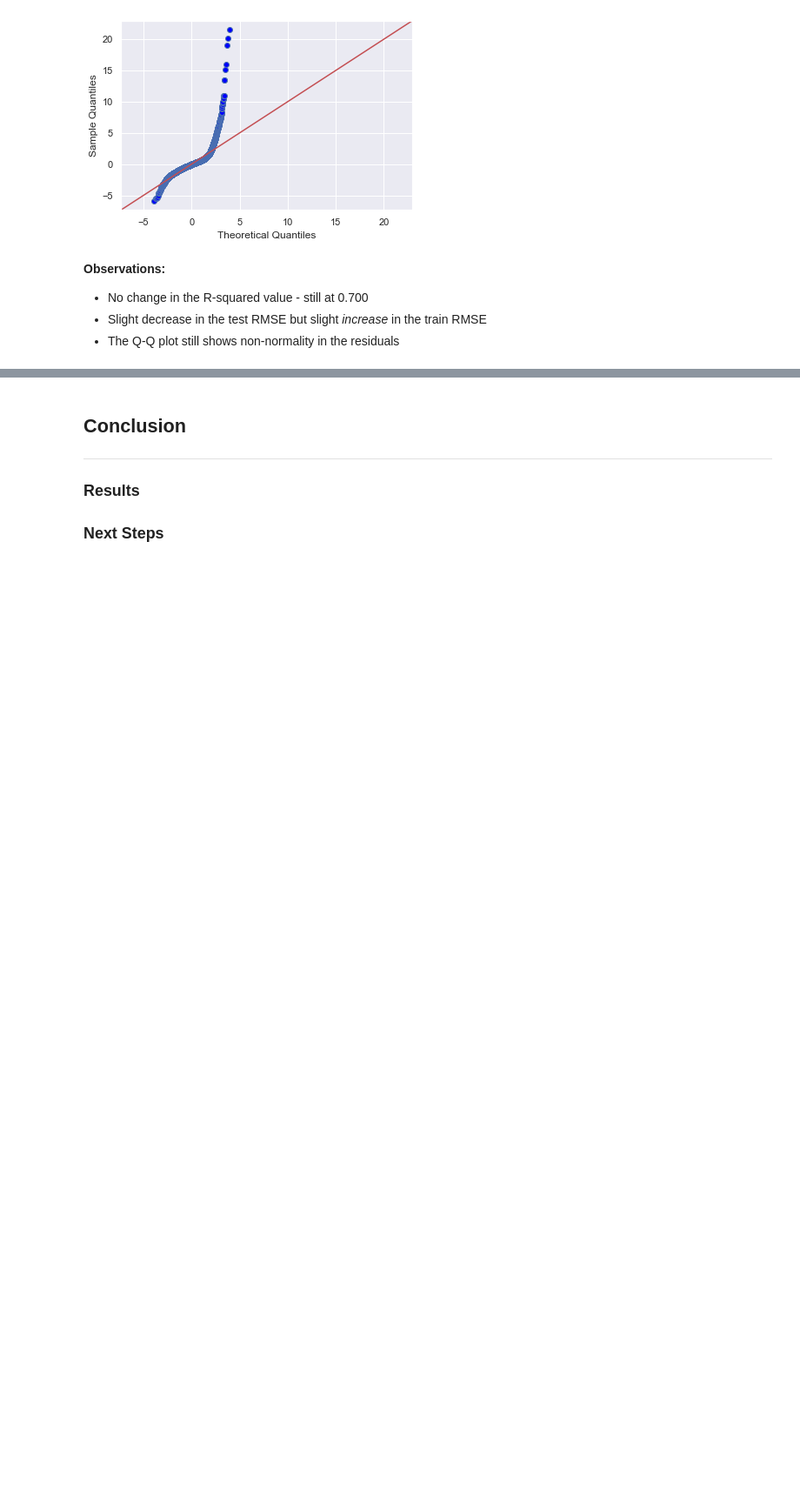
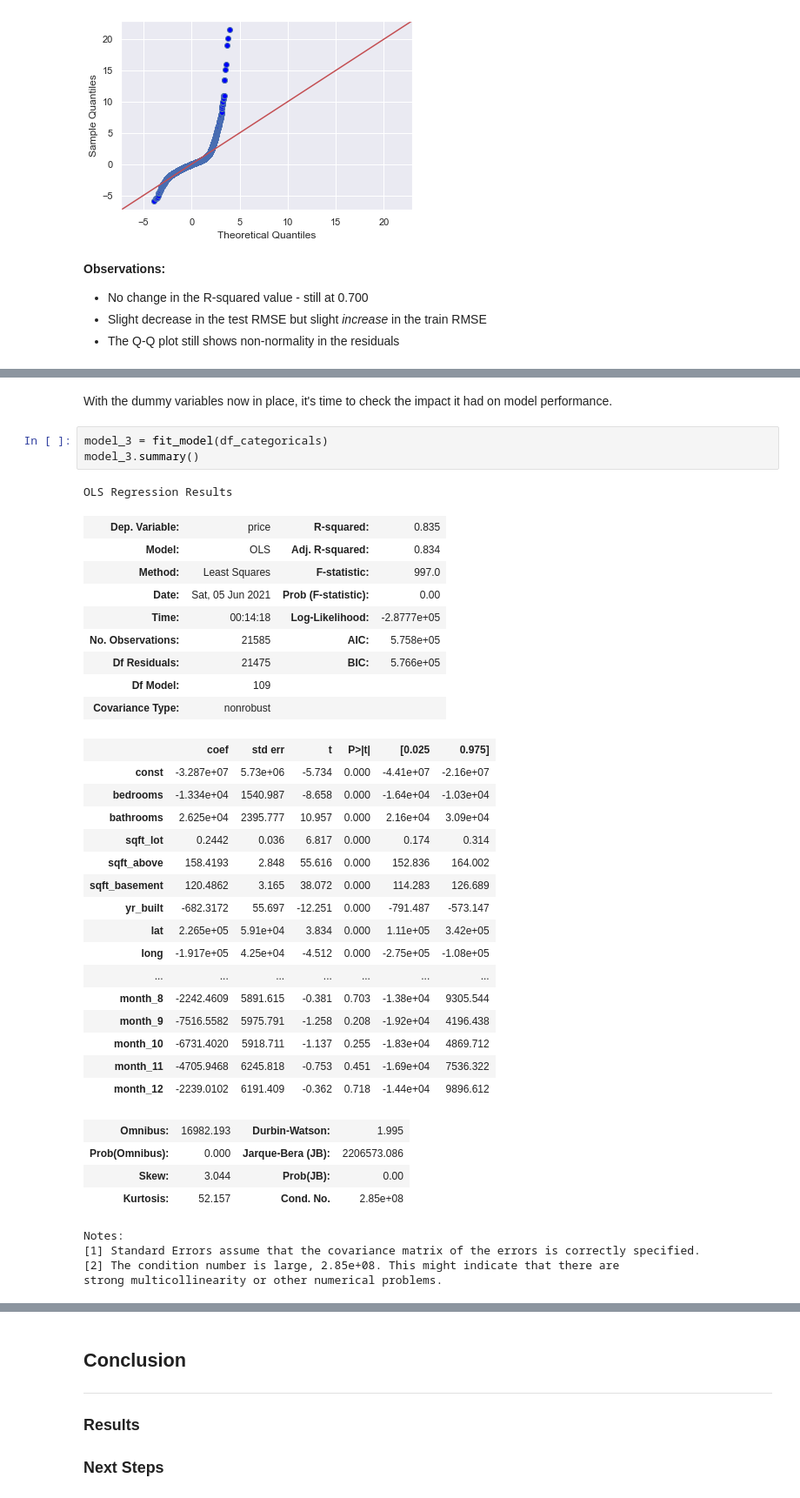
Before and after one commit to tjkyner/housing-regression-model, a Jupyter notebook: notebook.ipynb, the cells around one changed output, grey strips where cells are left out. Shown at 87% size. Saved outputs shown, nothing was run; the diff lists cells and outputs as text; blank space fills up the shorter version.

```diff
--- a/notebook.ipynb
+++ b/notebook.ipynb
@@ -803,0 +862,40 @@ get_qqplot(model_2);
+# %% [markdown]
+With the dummy variables now in place, it's time to check the impact it had on model performance.
+# %%
+model_3 = fit_model(df_categoricals)
+model_3.summary()
+# %% [output]
+OLS Regression Results
+| Dep. Variable: | price | R-squared: | 0.835 |
+| Model: | OLS | Adj. R-squared: | 0.834 |
+| Method: | Least Squares | F-statistic: | 997.0 |
+| Date: | Sat, 05 Jun 2021 | Prob (F-statistic): | 0.00 |
+| Time: | 00:14:18 | Log-Likelihood: | -2.8777e+05 |
+| No. Observations: | 21585 | AIC: | 5.758e+05 |
+| Df Residuals: | 21475 | BIC: | 5.766e+05 |
+| Df Model: | 109 |  |  |
+| Covariance Type: | nonrobust |  |  |
+|  | coef | std err | t | P>|t| | [0.025 | 0.975] |
+| const | -3.287e+07 | 5.73e+06 | -5.734 | 0.000 | -4.41e+07 | -2.16e+07 |
+| bedrooms | -1.334e+04 | 1540.987 | -8.658 | 0.000 | -1.64e+04 | -1.03e+04 |
+| bathrooms | 2.625e+04 | 2395.777 | 10.957 | 0.000 | 2.16e+04 | 3.09e+04 |
+| sqft_lot | 0.2442 | 0.036 | 6.817 | 0.000 | 0.174 | 0.314 |
+| sqft_above | 158.4193 | 2.848 | 55.616 | 0.000 | 152.836 | 164.002 |
+| sqft_basement | 120.4862 | 3.165 | 38.072 | 0.000 | 114.283 | 126.689 |
+| yr_built | -682.3172 | 55.697 | -12.251 | 0.000 | -791.487 | -573.147 |
+| lat | 2.265e+05 | 5.91e+04 | 3.834 | 0.000 | 1.11e+05 | 3.42e+05 |
+| long | -1.917e+05 | 4.25e+04 | -4.512 | 0.000 | -2.75e+05 | -1.08e+05 |
+| ... | ... | ... | ... | ... | ... | ... |
+| month_8 | -2242.4609 | 5891.615 | -0.381 | 0.703 | -1.38e+04 | 9305.544 |
+| month_9 | -7516.5582 | 5975.791 | -1.258 | 0.208 | -1.92e+04 | 4196.438 |
+| month_10 | -6731.4020 | 5918.711 | -1.137 | 0.255 | -1.83e+04 | 4869.712 |
+| month_11 | -4705.9468 | 6245.818 | -0.753 | 0.451 | -1.69e+04 | 7536.322 |
+| month_12 | -2239.0102 | 6191.409 | -0.362 | 0.718 | -1.44e+04 | 9896.612 |
+| Omnibus: | 16982.193 | Durbin-Watson: | 1.995 |
+| Prob(Omnibus): | 0.000 | Jarque-Bera (JB): | 2206573.086 |
+| Skew: | 3.044 | Prob(JB): | 0.00 |
+| Kurtosis: | 52.157 | Cond. No. | 2.85e+08 |
+Notes:
+[1] Standard Errors assume that the covariance matrix of the errors is correctly specified.
+[2] The condition number is large, 2.85e+08. This might indicate that there are
+strong multicollinearity or other numerical problems.
```
Also changed, not shown: parts of 7 cells of this notebook.
